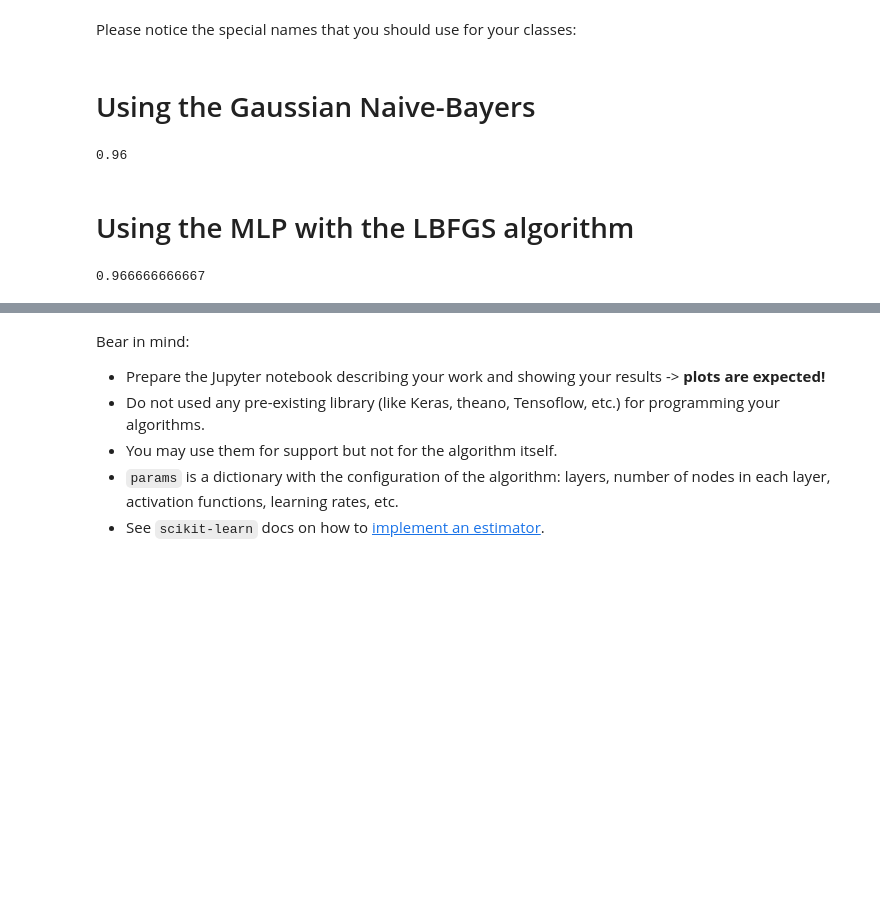
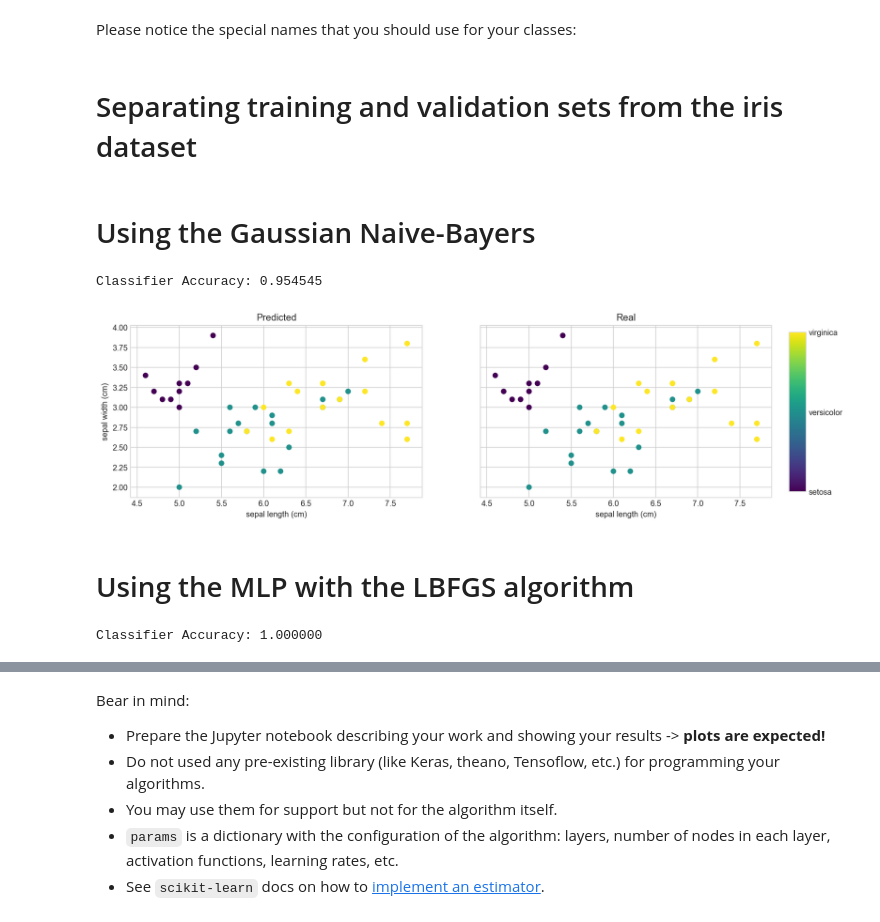
Before and after one commit to MSDandrea/trabalho-iris-flowers, a Jupyter notebook: Recognizing Iris flowers.ipynb, the cells around one changed output, grey strips where cells are left out. Cells and saved outputs as stored; diff of their text form; code cells hidden in the pictures; blank space fills up the shorter version.

```diff
--- a/Recognizing Iris flowers.ipynb
+++ b/Recognizing Iris flowers.ipynb
@@ -530,3 +511,5 @@ class MatheusAlvesGaussianNaiveBayers(BaseEstimator, ClassifierMixin):  # or Reg
             joint_log_likelihood.append(jointi + n_ij)
         joint_log_likelihood = np.array(joint_log_likelihood).T
         return joint_log_likelihood
+# %% [markdown]
+# Separating training and validation sets from the iris dataset
@@ -536,18 +537,47 @@ class MatheusAlvesGaussianNaiveBayers(BaseEstimator, ClassifierMixin):  # or Reg
 from sklearn.metrics import accuracy_score
 classifier = MatheusAlvesGaussianNaiveBayers()
 # training
-classifier.fit(iris_data.data,iris_data.target)
-predict = classifier.predict(iris_data.data)
-print(accuracy_score(iris_data.target,predict))
+classifier.fit(training_data,training_target)
+#validating
+predict = classifier.predict(validation_data)
+print("Classifier Accuracy: {:f}".format(accuracy_score(validation_target,predict)))
 # %% [output]
-0.96
+Classifier Accuracy: 0.954545
+# %%
+@interact(x_feature_index=(0, 3), y_feature_index=(0, 3))
+def plot_iris_scatter(x_feature_index=0, y_feature_index=1):
+    # this formatter will label the colorbar with the correct target names
+    formatter = plt.FuncFormatter(
+        lambda i, *args: iris_data.target_names[int(i)])
+    f, (ax1,ax2) = plt.subplots(1,2, sharey=True)
+    ax1.scatter(
+        validation_data[:, x_feature_index],
+        validation_data[:, y_feature_index],
+        c=predict,
+        cmap=cm.viridis)
+    ax1.set_title("Predicted")
+    pos2 = ax2.scatter(
+        validation_data[:, x_feature_index],
+        validation_data[:, y_feature_index],
+        c=validation_target,
+        cmap=cm.viridis)
+    ax2.set_title("Real")
+    f.subplots_adjust(right=2)
+    cbar_ax = f.add_axes([2.05, 0.15, 0.05, 0.7])
+    ax1.set_xlabel(iris_data.feature_names[x_feature_index])
+    ax2.set_xlabel(iris_data.feature_names[x_feature_index])
+    ax1.set_ylabel(iris_data.feature_names[y_feature_index])
+    f.colorbar(pos2,cax=cbar_ax,format=formatter,ticks=[0,1,2])
+# %% [output]
+[figure, added]
 # %% [markdown]
 # Using the MLP with the LBFGS algorithm
 # %%
 classifier = MatheusAlvesMLP()
 # training
-classifier.fit(iris_data.data,iris_data.target)
-predict = classifier.predict(iris_data.data)
-print(accuracy_score(iris_data.target,predict))
+classifier.fit(training_data,training_target)
+# validating
+predict = classifier.predict(validation_data)
+print("Classifier Accuracy: {:f}".format(accuracy_score(validation_target,predict)))
 # %% [output]
-0.966666666667
+Classifier Accuracy: 1.000000
```
Also changed, not shown: parts of 4 cells of this notebook.
